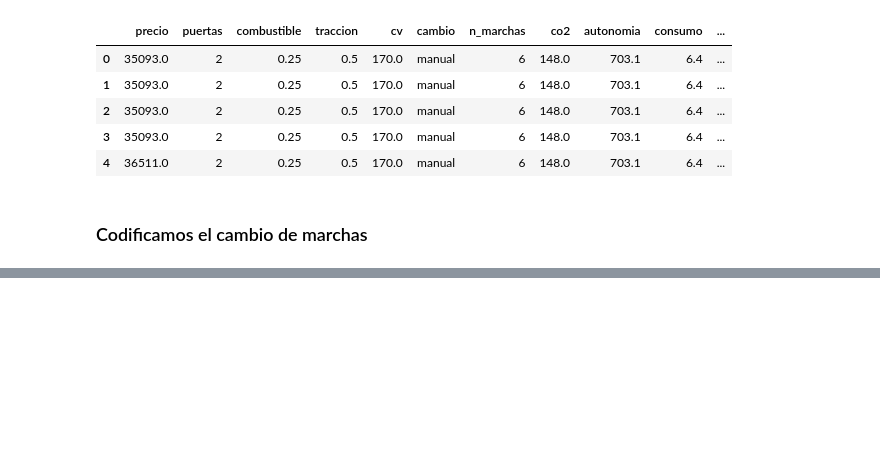
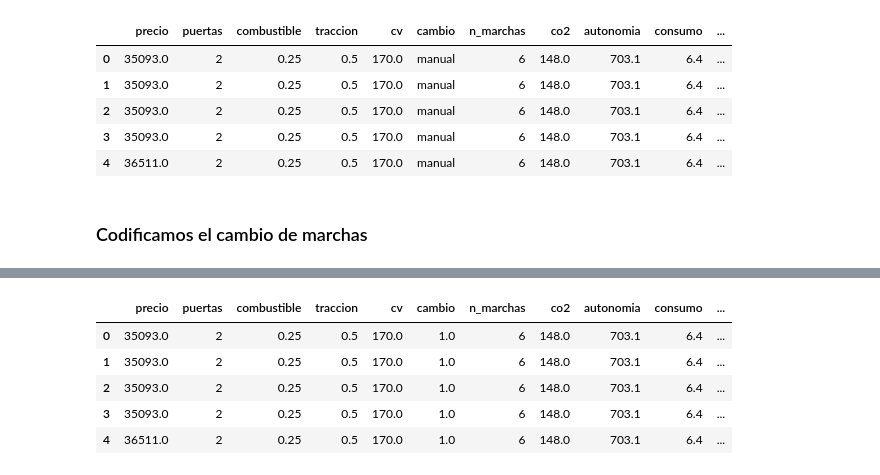
Before and after one commit to prealfer/TFM_Recomendador_de_automoviles, a Jupyter notebook: Construcción Dataframe definitivo.ipynb, the cells around one changed output, grey strips where cells are left out. Drawn from its saved outputs; the diff is of its cells as text; code cells hidden in the pictures; blank space fills up the shorter version.

```diff
--- a/Construcción Dataframe definitivo.ipynb
+++ b/Construcción Dataframe definitivo.ipynb
@@ -1756,0 +1872,11 @@ prueba.head()
+# %%
+prueba['Segmento'] = prueba['cod_seg']
+prueba.drop('cod_seg',axis=1,inplace=True)
+prueba.head()
+# %% [output]
+|  | precio | puertas | combustible | traccion | cv | cambio | n_marchas | co2 | autonomia | consumo | ... |
+| 0 | 35093.0 | 2 | 0.25 | 0.5 | 170.0 | 1.0 | 6 | 148.0 | 703.1 | 6.4 | ... |
+| 1 | 35093.0 | 2 | 0.25 | 0.5 | 170.0 | 1.0 | 6 | 148.0 | 703.1 | 6.4 | ... |
+| 2 | 35093.0 | 2 | 0.25 | 0.5 | 170.0 | 1.0 | 6 | 148.0 | 703.1 | 6.4 | ... |
+| 3 | 35093.0 | 2 | 0.25 | 0.5 | 170.0 | 1.0 | 6 | 148.0 | 703.1 | 6.4 | ... |
+| 4 | 36511.0 | 2 | 0.25 | 0.5 | 170.0 | 1.0 | 6 | 148.0 | 703.1 | 6.4 | ... |
```
Also changed, not shown: parts of 32 cells of this notebook.
